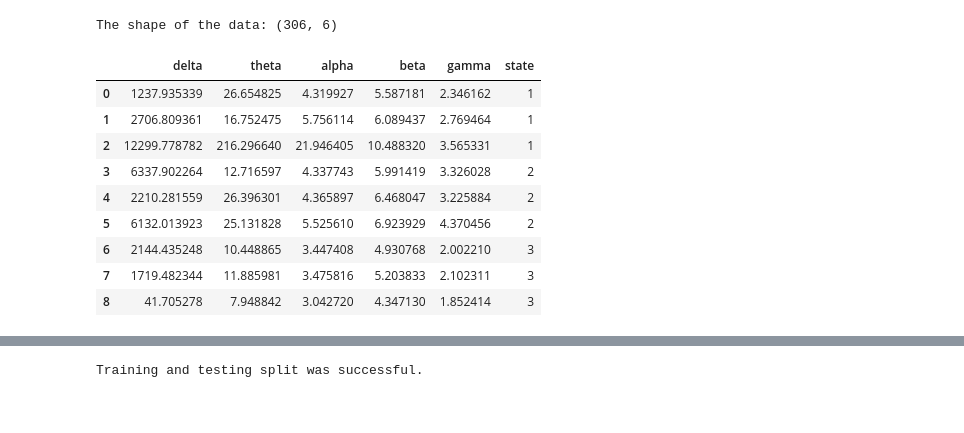
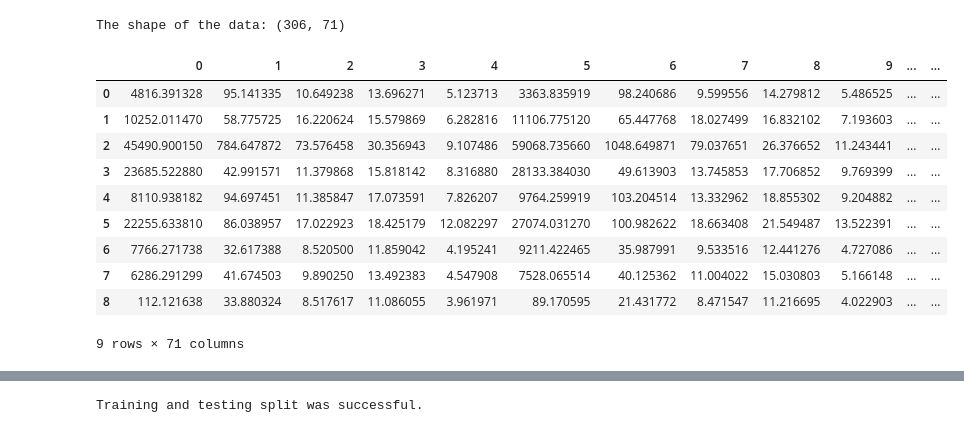
Before and after one commit to omarmagdy217/Driving-Behavior-Prediction_GP, a Jupyter notebook: Data Classification/state_prediction.ipynb, the cells around one changed output, grey strips where cells are left out. Saved outputs shown, nothing was run; the diff lists cells and outputs as text; code cells hidden in the pictures.

```diff
--- a/Data Classification/state_prediction.ipynb
+++ b/Data Classification/state_prediction.ipynb
@@ -82,30 +84,31 @@ def fit_model(X, y):
 # %%
 # Allows the use of display() for DataFrames
 from IPython.display import display
 
 # Read the data.
-raw_data = pd.read_csv('eeg_bands.csv')
+raw_data = pd.read_csv('eeg_bands_vector.csv', header=None)
 
 # Split the data into features and target label
-target_raw = raw_data['state']
-features_raw = raw_data.drop('state', axis = 1)
+target_raw = raw_data[raw_data.columns[-1]]
+features_raw = raw_data.drop(raw_data.columns[-1], axis = 1)
 
 # Print data shape.
 print("The shape of the data: {}".format(raw_data.shape))
 
 # Success - Display the first nine records
 display(raw_data.head(n=9))
 # %% [output]
-The shape of the data: (306, 6)
+The shape of the data: (306, 71)
-|  | delta | theta | alpha | beta | gamma | state |
-| 0 | 1237.935339 | 26.654825 | 4.319927 | 5.587181 | 2.346162 | 1 |
-| 1 | 2706.809361 | 16.752475 | 5.756114 | 6.089437 | 2.769464 | 1 |
-| 2 | 12299.778782 | 216.296640 | 21.946405 | 10.488320 | 3.565331 | 1 |
-| 3 | 6337.902264 | 12.716597 | 4.337743 | 5.991419 | 3.326028 | 2 |
-| 4 | 2210.281559 | 26.396301 | 4.365897 | 6.468047 | 3.225884 | 2 |
-| 5 | 6132.013923 | 25.131828 | 5.525610 | 6.923929 | 4.370456 | 2 |
-| 6 | 2144.435248 | 10.448865 | 3.447408 | 4.930768 | 2.002210 | 3 |
-| 7 | 1719.482344 | 11.885981 | 3.475816 | 5.203833 | 2.102311 | 3 |
-| 8 | 41.705278 | 7.948842 | 3.042720 | 4.347130 | 1.852414 | 3 |
+|  | 0 | 1 | 2 | 3 | 4 | 5 | 6 | 7 | 8 | 9 | ... | ... |
+| 0 | 4816.391328 | 95.141335 | 10.649238 | 13.696271 | 5.123713 | 3363.835919 | 98.240686 | 9.599556 | 14.279812 | 5.486525 | ... | ... |
+| 1 | 10252.011470 | 58.775725 | 16.220624 | 15.579869 | 6.282816 | 11106.775120 | 65.447768 | 18.027499 | 16.832102 | 7.193603 | ... | ... |
+| 2 | 45490.900150 | 784.647872 | 73.576458 | 30.356943 | 9.107486 | 59068.735660 | 1048.649871 | 79.037651 | 26.376652 | 11.243441 | ... | ... |
+| 3 | 23685.522880 | 42.991571 | 11.379868 | 15.818142 | 8.316880 | 28133.384030 | 49.613903 | 13.745853 | 17.706852 | 9.769399 | ... | ... |
+| 4 | 8110.938182 | 94.697451 | 11.385847 | 17.073591 | 7.826207 | 9764.259919 | 103.204514 | 13.332962 | 18.855302 | 9.204882 | ... | ... |
+| 5 | 22255.633810 | 86.038957 | 17.022923 | 18.425179 | 12.082297 | 27074.031270 | 100.982622 | 18.663408 | 21.549487 | 13.522391 | ... | ... |
+| 6 | 7766.271738 | 32.617388 | 8.520500 | 11.859042 | 4.195241 | 9211.422465 | 35.987991 | 9.533516 | 12.441276 | 4.727086 | ... | ... |
+| 7 | 6286.291299 | 41.674503 | 9.890250 | 13.492383 | 4.547908 | 7528.065514 | 40.125362 | 11.004022 | 15.030803 | 5.166148 | ... | ... |
+| 8 | 112.121638 | 33.880324 | 8.517617 | 11.086055 | 3.961971 | 89.170595 | 21.431772 | 8.471547 | 11.216695 | 4.022903 | ... | ... |
+9 rows × 71 columns
 # %%
 # Visualize skewed continuous features of original data
```
Also changed, not shown: parts of 10 cells of this notebook, 2 other files.
